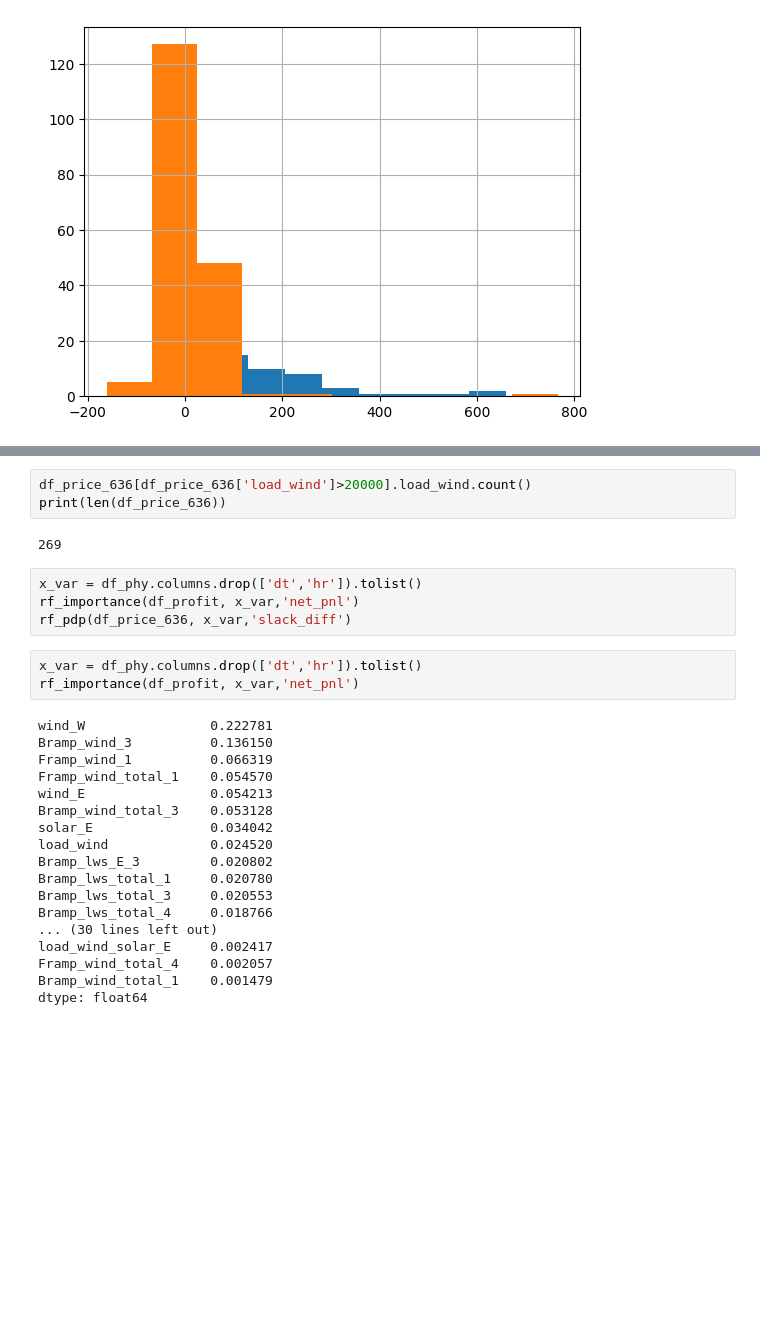
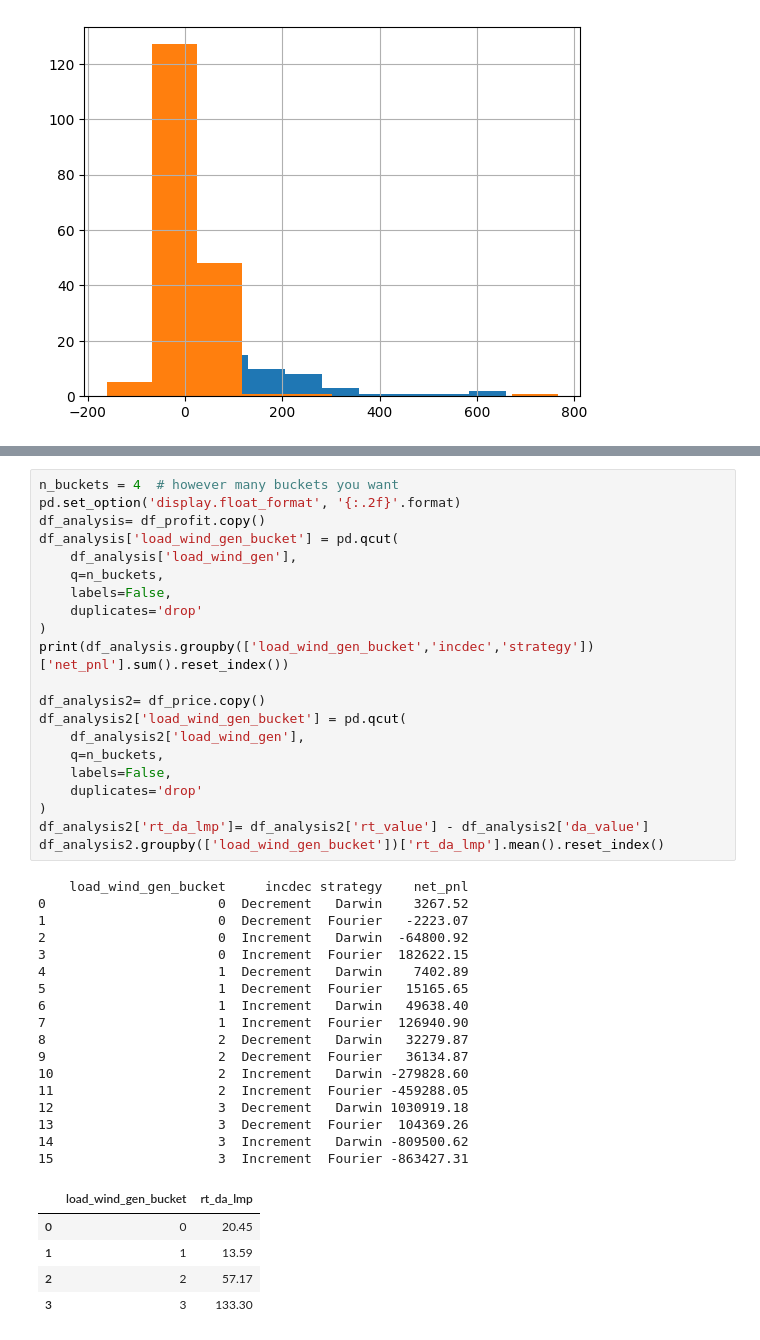
Before and after one commit to qingcheng-rgb/Qingcheng, a Jupyter notebook: QCTest/virtual_bid_simulation.ipynb, the cells around one changed output, grey strips where cells are left out. Saved outputs shown, nothing was run; the diff lists cells and outputs as text; blank space fills up the shorter version.

```diff
--- a/QCTest/virtual_bid_simulation.ipynb
+++ b/QCTest/virtual_bid_simulation.ipynb
@@ -2196,30 +2200,44 @@ Name: net_pnl, dtype: float64
-# %%
-df_price_636[df_price_636['load_wind']>20000].load_wind.count()
-print(len(df_price_636))
-# %% [output]
-269
-# %%
-x_var = df_phy.columns.drop(['dt','hr']).tolist()
-rf_importance(df_profit, x_var,'net_pnl')
-rf_pdp(df_price_636, x_var,'slack_diff')
-# %%
-x_var = df_phy.columns.drop(['dt','hr']).tolist()
-rf_importance(df_profit, x_var,'net_pnl')
-# %% [output]
-wind_W                0.222781
-Bramp_wind_3          0.136150
-Framp_wind_1          0.066319
-Framp_wind_total_1    0.054570
-wind_E                0.054213
-Bramp_wind_total_3    0.053128
-solar_E               0.034042
-load_wind             0.024520
-Bramp_lws_E_3         0.020802
-Bramp_lws_total_1     0.020780
-Bramp_lws_total_3     0.020553
-Bramp_lws_total_4     0.018766
-... (30 lines left out)
-load_wind_solar_E     0.002417
-Framp_wind_total_4    0.002057
-Bramp_wind_total_1    0.001479
-dtype: float64
+# %%
+n_buckets = 4  # however many buckets you want
+pd.set_option('display.float_format', '{:.2f}'.format)
+df_analysis= df_profit.copy()
+df_analysis['load_wind_gen_bucket'] = pd.qcut(
+    df_analysis['load_wind_gen'],
+    q=n_buckets,
+    labels=False,
+    duplicates='drop'
+)
+print(df_analysis.groupby(['load_wind_gen_bucket','incdec','strategy'])['net_pnl'].sum().reset_index())
+
+df_analysis2= df_price.copy()
+df_analysis2['load_wind_gen_bucket'] = pd.qcut(
+    df_analysis2['load_wind_gen'],
+    q=n_buckets,
+    labels=False,
+    duplicates='drop'
+)
+df_analysis2['rt_da_lmp']= df_analysis2['rt_value'] - df_analysis2['da_value']
+df_analysis2.groupby(['load_wind_gen_bucket'])['rt_da_lmp'].mean().reset_index()
+# %% [output]
+    load_wind_gen_bucket     incdec strategy    net_pnl
+0                      0  Decrement   Darwin    3267.52
+1                      0  Decrement  Fourier   -2223.07
+2                      0  Increment   Darwin  -64800.92
+3                      0  Increment  Fourier  182622.15
+4                      1  Decrement   Darwin    7402.89
+5                      1  Decrement  Fourier   15165.65
+6                      1  Increment   Darwin   49638.40
+7                      1  Increment  Fourier  126940.90
+8                      2  Decrement   Darwin   32279.87
+9                      2  Decrement  Fourier   36134.87
+10                     2  Increment   Darwin -279828.60
+11                     2  Increment  Fourier -459288.05
+12                     3  Decrement   Darwin 1030919.18
+13                     3  Decrement  Fourier  104369.26
+14                     3  Increment   Darwin -809500.62
+15                     3  Increment  Fourier -863427.31
+|  | load_wind_gen_bucket | rt_da_lmp |
+| 0 | 0 | 20.45 |
+| 1 | 1 | 13.59 |
+| 2 | 2 | 57.17 |
+| 3 | 3 | 133.30 |
```
Also changed, not shown: parts of 15 cells of this notebook, 2 other files.
